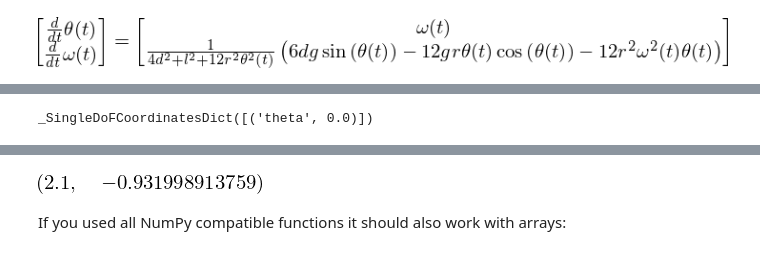
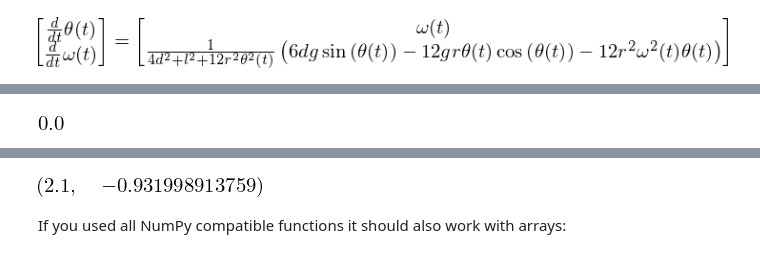
Before and after one commit to moorepants/resonance-first-day, a Jupyter notebook: book_balancing_intro.ipynb, the cells around one changed output, grey strips where cells are left out. Cells and saved outputs as stored; diff of their text form; code cells hidden in the pictures.

```diff
--- a/book_balancing_intro.ipynb
+++ b/book_balancing_intro.ipynb
@@ -216,6 +248,4 @@ SyntaxError: invalid syntax (<ipython-input-43-0a46b10c29f6>, line 3)
 # %%
-sys.coordinates
-
 sys.coordinates['theta']
 # %% [output]
-_SingleDoFCoordinatesDict([('theta', 0.0)])
+[figure, added]
```
Also changed, not shown: parts of 70 cells of this notebook.
